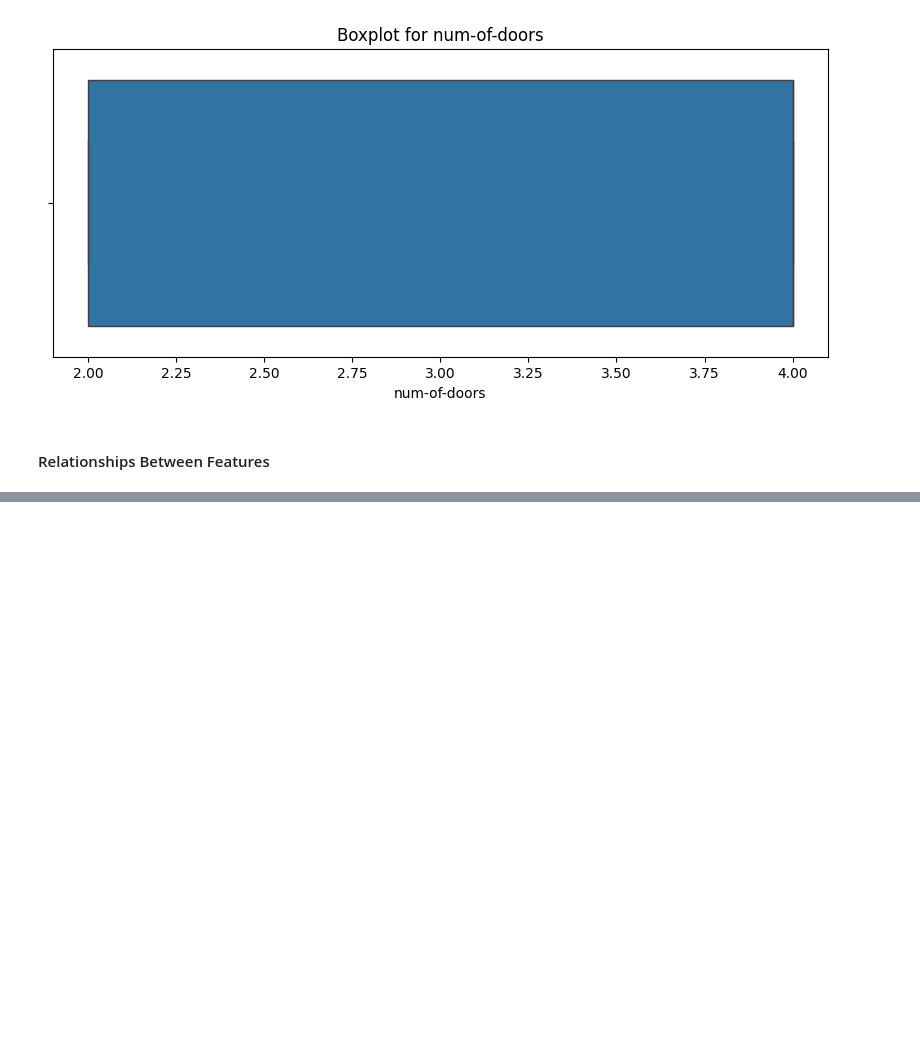
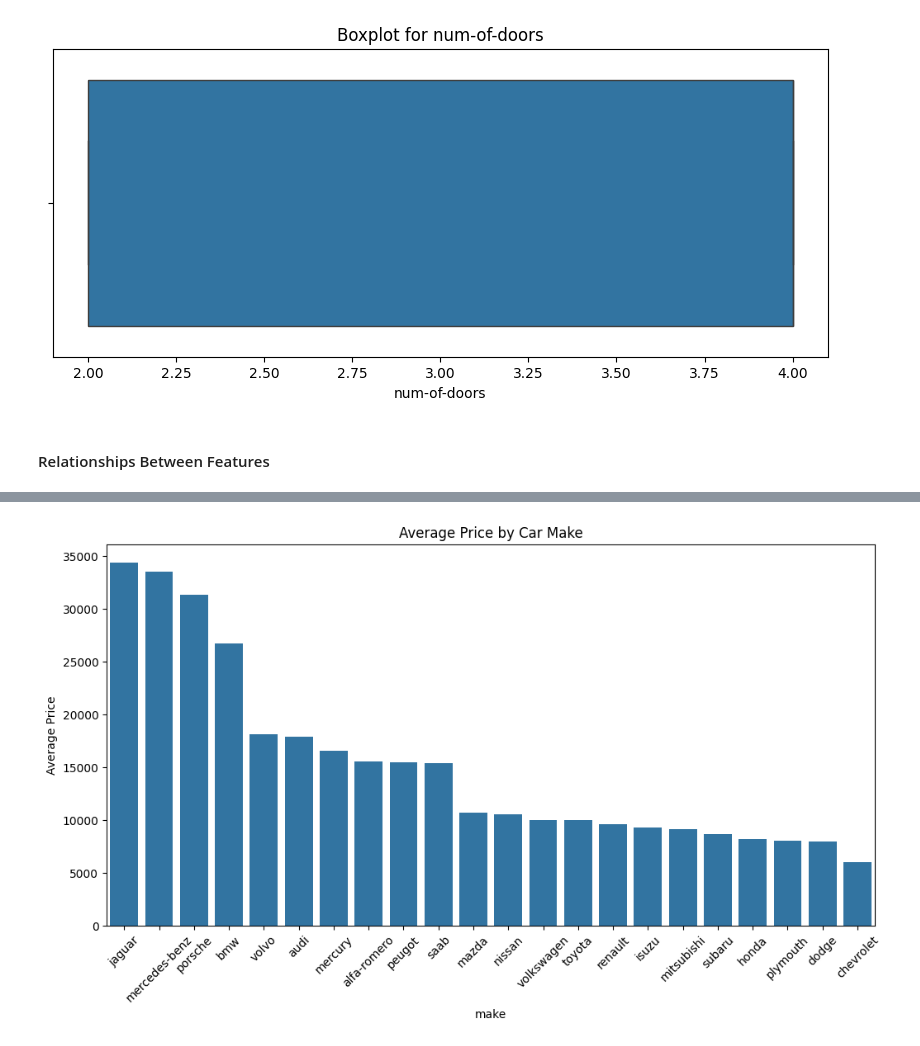
Before and after one commit to AbdulWahid026/ML_CarPricing, a Jupyter notebook: car_pricing.ipynb, the cells around one changed output, grey strips where cells are left out. Cells and saved outputs as stored; diff of their text form; code cells hidden in the pictures; blank space fills up the shorter version.

```diff
--- a/car_pricing.ipynb
+++ b/car_pricing.ipynb
@@ -162,0 +184,13 @@ for cols in numeric_columns[:3]:
+# %%
+# Calculate average price by car make
+avg_price = cars_df.groupby('make')['price'].mean().sort_values(ascending=False)
+
+# Bar plot
+plt.figure(figsize=(12,6))
+sns.barplot(x=avg_price.index, y=avg_price.values)
+plt.xticks(rotation=45)
+plt.ylabel('Average Price')
+plt.title('Average Price by Car Make')
+plt.show()
+# %% [output]
+[figure, added]
```
Also changed, not shown: parts of 7 cells of this notebook.
